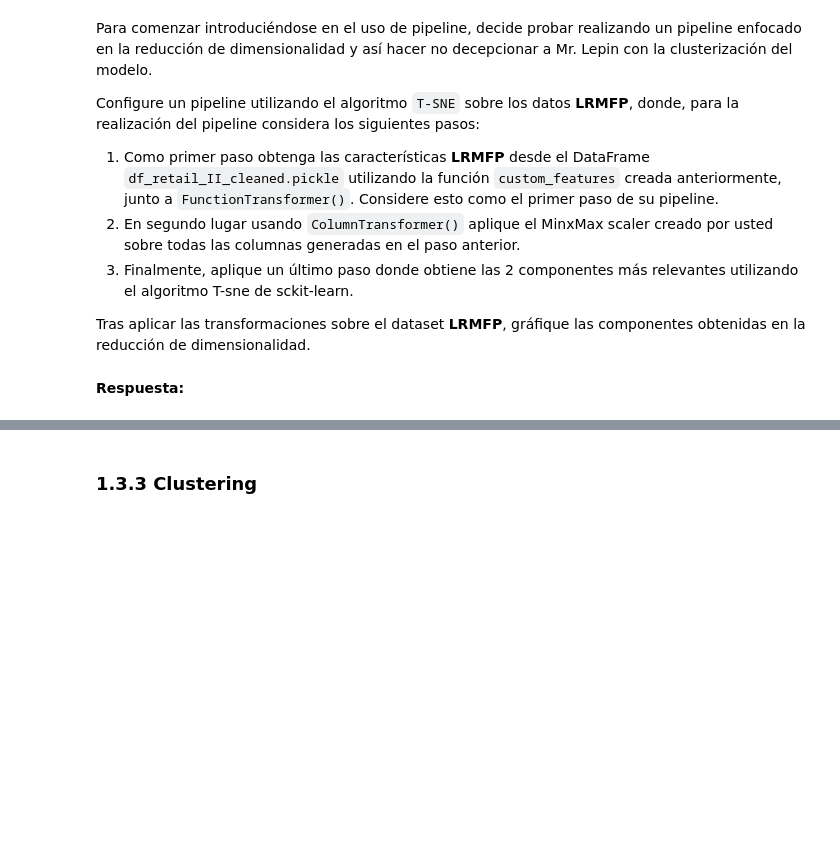
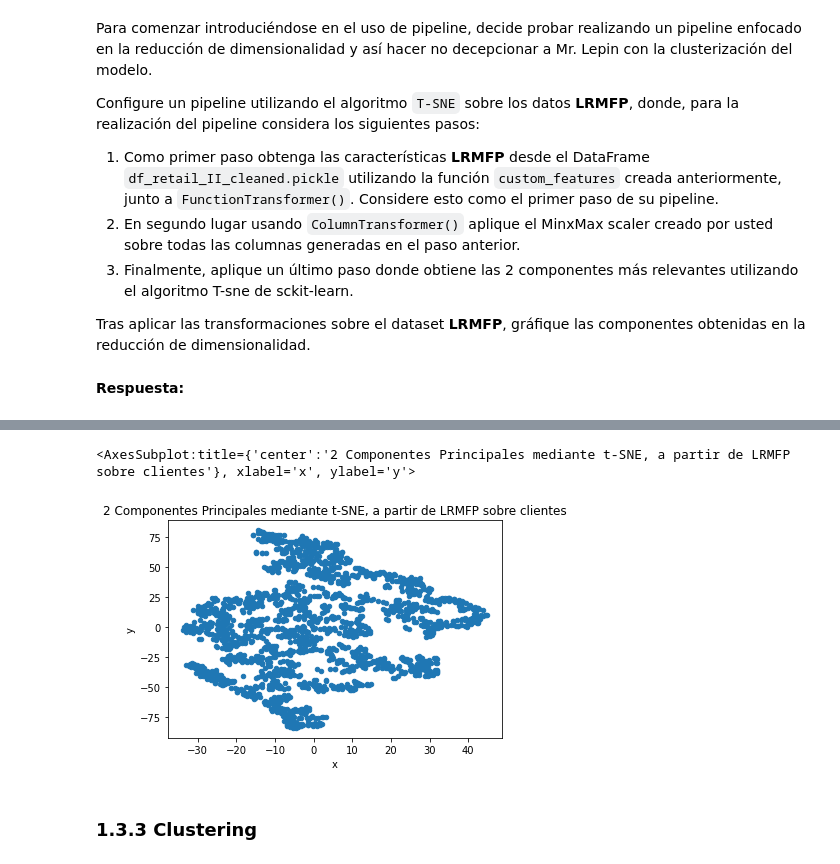
Before and after one commit to matiasvergaras/MDS7201, a Jupyter notebook: Lab6/202206031609457FCDC831FB8E38__Laboratorio6_Enunciado.ipynb, the cells around one changed output, grey strips where cells are left out. Saved outputs shown, nothing was run; the diff lists cells and outputs as text; code cells hidden in the pictures; blank space fills up the shorter version.

```diff
--- a/Lab6/202206031609457FCDC831FB8E38__Laboratorio6_Enunciado.ipynb
+++ b/Lab6/202206031609457FCDC831FB8E38__Laboratorio6_Enunciado.ipynb
@@ -194,3 +236,11 @@ class MinMax(BaseEstimator, TransformerMixin):
+# %%
+class MinMax(BaseEstimator, TransformerMixin):
+    def fit(self, X, y=None):
+        return self
+
+    def transform(self, X):
+        X = (X - X.min(axis=0)) / (X.max(axis=0) - X.min(axis=0))
+        return X
 # %% [markdown]
 ### 1.3.2 `T-SNA` Pipeline [1.0 puntos]
 # %% [markdown]
@@ -205,3 +255,17 @@ Configure un pipeline utilizando el algoritmo `T-SNE` sobre los datos **LRMFP**,
 Tras aplicar las transformaciones sobre el dataset **LRMFP**, gráfique las componentes obtenidas en la reducción de dimensionalidad.
 # %% [markdown]
 **Respuesta:**
+# %%
+LRMFP_Pip = Pipeline([
+    ('Features', FunctionTransformer(custom_features)),
+    ('MinMax', ColumnTransformer(transformers =
+                                 [('MinMax', MinMax(),
+                                   ['Length', 'Recency', 'Frequency', 'Monetary', 'Periodicity'])
+                                 ])),
+    ('T-SNE', TSNE(n_components=2))
+])
+
+
+LRMFP = LRMFP_Pip.fit_transform(df_retail)
+df_LRMFP = pd.DataFrame(LRMFP, columns=['x', 'y'])
+display(df_LRMFP)
@@ -208,3 +286,8 @@ Tras aplicar las transformaciones sobre el dataset **LRMFP**, gráfique las comp
+# %%
+df_LRMFP.plot.scatter(x='x', y='y', title='2 Componentes Principales mediante t-SNE, a partir de LRMFP sobre clientes')
+# %% [output]
+<AxesSubplot:title={'center':'2 Componentes Principales mediante t-SNE, a partir de LRMFP sobre clientes'}, xlabel='x', ylabel='y'>
+[figure, added]
 # %% [markdown]
 ### 1.3.3 Clustering
 # %% [markdown]
```
Also changed, not shown: parts of 16 cells of this notebook, 1 other file.
